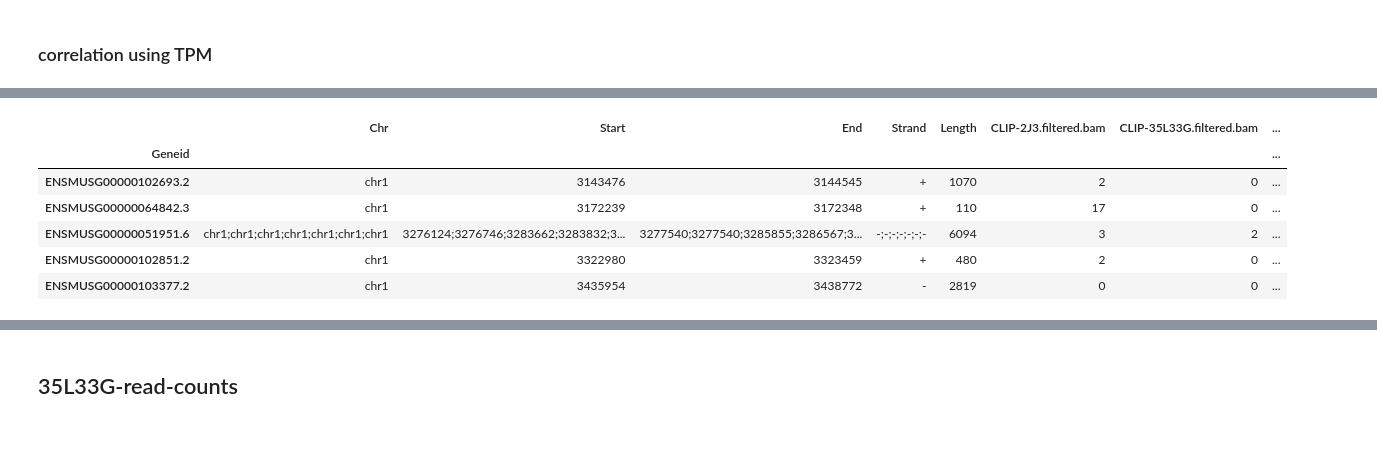
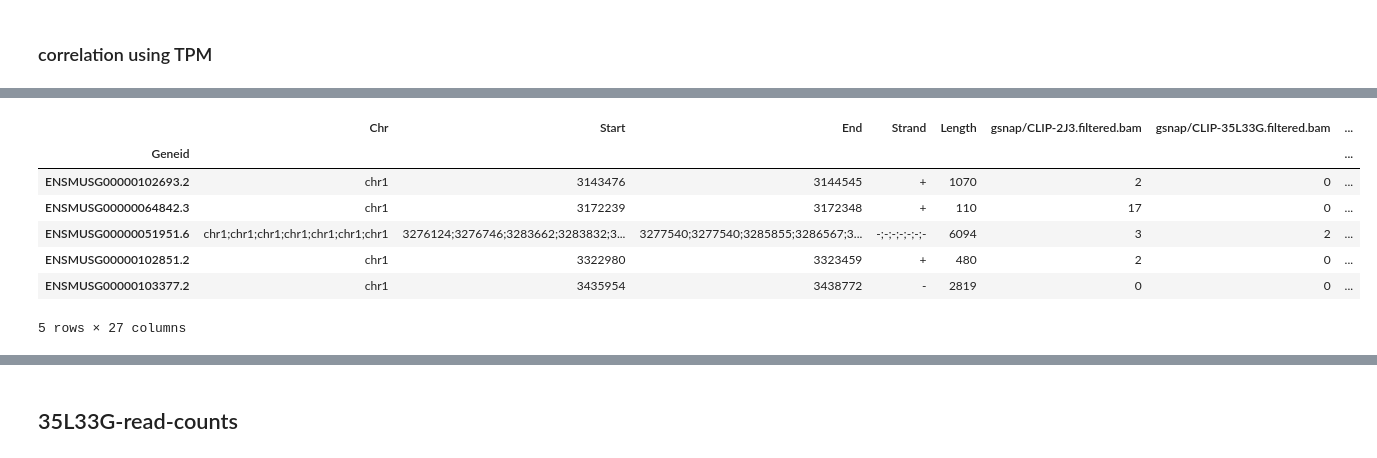
Before and after one commit to krchoihm/bioinfo1-project, a Jupyter notebook: Lin28a_CLIP_correlation.ipynb, the cells around one changed output, grey strips where cells are left out. Cells and saved outputs as stored; diff of their text form; code cells hidden in the pictures.

```diff
--- a/Lin28a_CLIP_correlation.ipynb
+++ b/Lin28a_CLIP_correlation.ipynb
@@ -29,8 +34,7 @@
 ||                                                                            ||
 \\============================================================================//
 # %%
-import pandas as pd
-dfReadcount = pd.read_csv('binfo1-work/gsnap-ab-read-counts.txt', sep='\t', comment='#', index_col=0)
+dfReadcount = pd.read_csv('binfo1-work/correlation/gsnap-star-read-counts.txt', sep='\t', comment='#', index_col=0)
 dfReadcount.head()
 # %% [output]
 |  | Chr | Start | End | Strand | Length | CLIP/alignments/gsnap/CLIP-2J3.fi... | CLIP/alignments/gsnap/CLIP-35L33G... | ... |
@@ -41,7 +45,8 @@ dfReadcount.head()
 | ENSMUSG00000102851.2 | chr1 | 3322980 | 3323459 | + | 480 | 2 | 0 | ... |
 | ENSMUSG00000103377.2 | chr1 | 3435954 | 3438772 | - | 2819 | 0 | 0 | ... |
 # %%
-dColName = {col : col.split('/')[-1] for col in dfReadcount.columns}
+bam_columns =dfReadcount.filter(regex='bam$', axis=1).columns
+dColName = {col : col[len('CLIP/alignments/'):] for col in bam_columns}
 dfReadcount.rename(columns = dColName, inplace = True)
 dfReadcount.head()
 # %% [output]
@@ -52,8 +57,3 @@ dfReadcount.head()
 | ENSMUSG00000051951.6 | chr1;chr1;chr1;chr1;chr1;chr1;chr1 | 3276124;3276746;3283662;3283832;3... | 3277540;3277540;3285855;3286567;3... | -;-;-;-;-;-;- | 6094 | 3 | 2 | ... |
 | ENSMUSG00000102851.2 | chr1 | 3322980 | 3323459 | + | 480 | 2 | 0 | ... |
 | ENSMUSG00000103377.2 | chr1 | 3435954 | 3438772 | - | 2819 | 0 | 0 | ... |
-# %%
-dfReadcount['clip_enrichment_35L33G'] = dfReadcount['CLIP-35L33G.filtered.bam'] / dfReadcount['RNA-control.filtered.bam']
-dfReadcount['clip_enrichment_2J3'] = dfReadcount['CLIP-2J3.filtered.bam'] / dfReadcount['RNA-control.filtered.bam']
-dfReadcount['clip_enrichment_Polyclonal'] = dfReadcount['CLIP-Polyclonal.filtered.bam'] / dfReadcount['RNA-control.filtered.bam']
-dfReadcount.head()
@@ -107,13 +103,17 @@ dfReadcount_TPM.head()
 # %%
-dfReadcount_TPM['clip_enrichment_35L33G_TPM'] = dfReadcount_TPM['CLIP-35L33G.filtered.bam_TPM'] / dfReadcount_TPM['RNA-control.filtered.bam_TPM']
-dfReadcount_TPM['clip_enrichment_2J3_TPM'] = dfReadcount_TPM['CLIP-2J3.filtered.bam_TPM'] / dfReadcount_TPM['RNA-control.filtered.bam_TPM']
-dfReadcount_TPM['clip_enrichment_Polyclonal_TPM'] = dfReadcount_TPM['CLIP-Polyclonal.filtered.bam_TPM'] / dfReadcount_TPM['RNA-control.filtered.bam_TPM']
+dfReadcount_TPM['gsnap/clip_enrichment_35L33G_TPM'] = dfReadcount_TPM['gsnap/CLIP-35L33G.filtered.bam_TPM'] / dfReadcount_TPM['gsnap/RNA-control.filtered.bam_TPM']
+dfReadcount_TPM['gsnap/clip_enrichment_2J3_TPM'] = dfReadcount_TPM['gsnap/CLIP-2J3.filtered.bam_TPM'] / dfReadcount_TPM['gsnap/RNA-control.filtered.bam_TPM']
+dfReadcount_TPM['gsnap/clip_enrichment_Polyclonal_TPM'] = dfReadcount_TPM['gsnap/CLIP-Polyclonal.filtered.bam_TPM'] / dfReadcount_TPM['gsnap/RNA-control.filtered.bam_TPM']
+dfReadcount_TPM['star/clip_enrichment_35L33G_TPM'] = dfReadcount_TPM['star/CLIP-35L33G.filtered.bam_TPM'] / dfReadcount_TPM['star/RNA-control.filtered.bam_TPM']
+dfReadcount_TPM['star/clip_enrichment_2J3_TPM'] = dfReadcount_TPM['star/CLIP-2J3.filtered.bam_TPM'] / dfReadcount_TPM['star/RNA-control.filtered.bam_TPM']
+dfReadcount_TPM['star/clip_enrichment_Polyclonal_TPM'] = dfReadcount_TPM['star/CLIP-Polyclonal.filtered.bam_TPM'] / dfReadcount_TPM['star/RNA-control.filtered.bam_TPM']
 dfReadcount_TPM.head()
 # %% [output]
-|  | Chr | Start | End | Strand | Length | CLIP-2J3.filtered.bam | CLIP-35L33G.filtered.bam | ... |
+|  | Chr | Start | End | Strand | Length | gsnap/CLIP-2J3.filtered.bam | gsnap/CLIP-35L33G.filtered.bam | ... |
 | Geneid |  |  |  |  |  |  |  | ... |
 | ENSMUSG00000102693.2 | chr1 | 3143476 | 3144545 | + | 1070 | 2 | 0 | ... |
 | ENSMUSG00000064842.3 | chr1 | 3172239 | 3172348 | + | 110 | 17 | 0 | ... |
 | ENSMUSG00000051951.6 | chr1;chr1;chr1;chr1;chr1;chr1;chr1 | 3276124;3276746;3283662;3283832;3... | 3277540;3277540;3285855;3286567;3... | -;-;-;-;-;-;- | 6094 | 3 | 2 | ... |
 | ENSMUSG00000102851.2 | chr1 | 3322980 | 3323459 | + | 480 | 2 | 0 | ... |
 | ENSMUSG00000103377.2 | chr1 | 3435954 | 3438772 | - | 2819 | 0 | 0 | ... |
+5 rows × 27 columns
```
Also changed, not shown: parts of 20 cells of this notebook.
